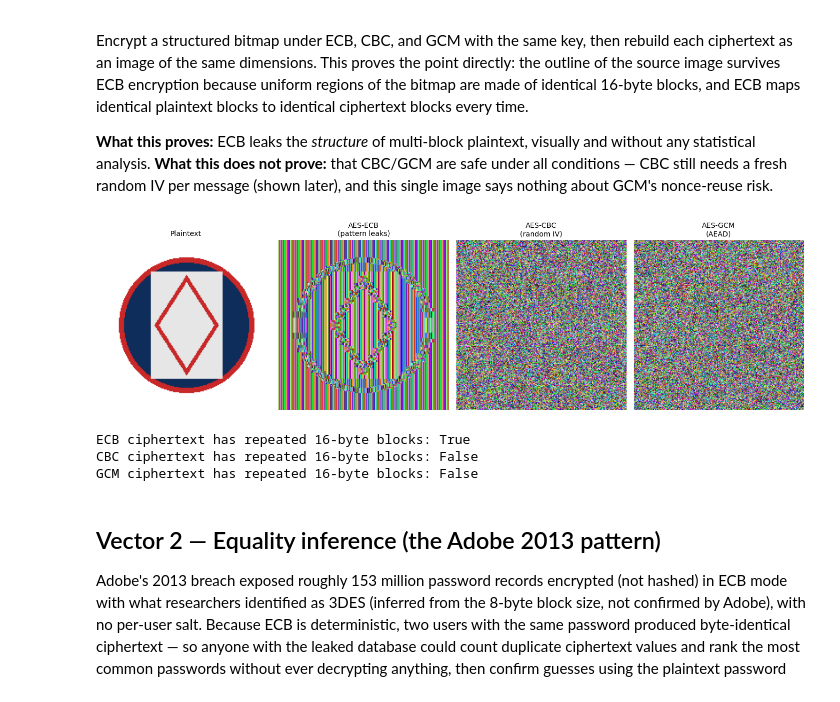
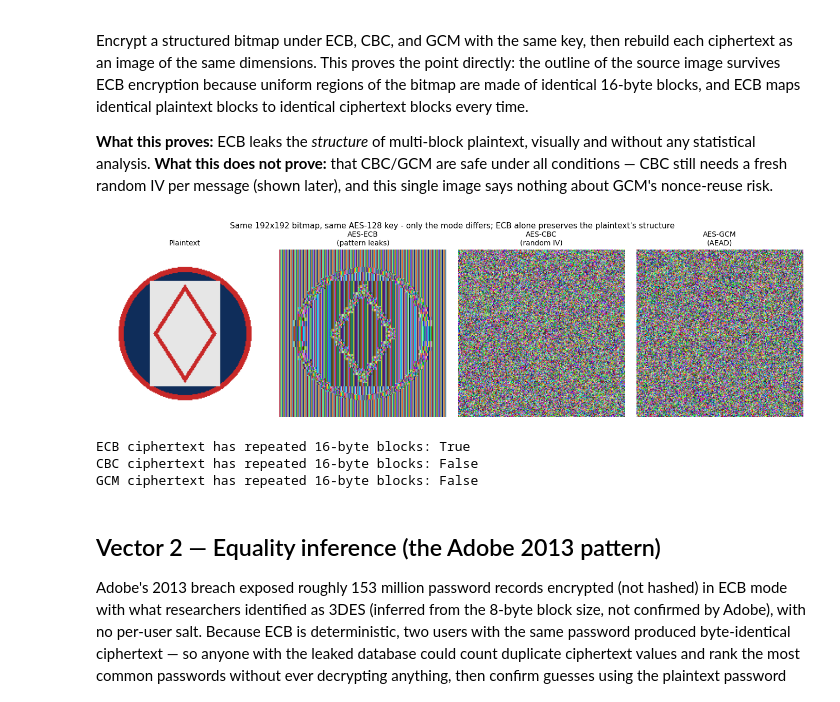
Before and after one commit to llody9977/ecb-mode, a Jupyter notebook: notebooks/ecb_mode_deep_dive.ipynb, the cells around one changed output. Drawn from its saved outputs; the diff is of its cells as text; code cells hidden in the pictures.

```diff
--- a/notebooks/ecb_mode_deep_dive.ipynb
+++ b/notebooks/ecb_mode_deep_dive.ipynb
@@ -45,26 +65,32 @@ this single image says nothing about GCM's nonce-reuse risk.
 # %%
 key = os.urandom(16)
 img = generate_sample_bitmap(width=192, height=192)
 results = encrypt_image_under_each_mode(img, key)
 
 fig, axes = plt.subplots(1, 4, figsize=(14, 4))
 for ax, name, title in zip(
     axes,
     ["original", "ecb", "cbc", "gcm"],
     ["Plaintext", "AES-ECB\n(pattern leaks)", "AES-CBC\n(random IV)", "AES-GCM\n(AEAD)"],
 ):
     ax.imshow(results[name])
     ax.set_title(title, fontsize=10)
     ax.axis("off")
-plt.tight_layout()
+# Bake the comparison axis into the figure itself, so it stays accurate if the image is
+# viewed detached from this notebook: same plaintext, same AES-128 key, only the mode differs.
+fig.suptitle(
+    "Same 192x192 bitmap, same AES-128 key - only the mode differs; ECB alone preserves the plaintext's structure",
+    fontsize=11,
+)
+plt.tight_layout(rect=(0, 0, 1, 0.96))
 plt.savefig("ecb_pattern_leakage.png", dpi=120, bbox_inches="tight")
 plt.show()
 
 print("ECB ciphertext has repeated 16-byte blocks:", has_repeated_blocks(results["ecb"].tobytes()))
 print("CBC ciphertext has repeated 16-byte blocks:", has_repeated_blocks(results["cbc"].tobytes()))
 print("GCM ciphertext has repeated 16-byte blocks:", has_repeated_blocks(results["gcm"].tobytes()))
 # %% [output]
-[figure, old version]
+[figure, new version]
 ECB ciphertext has repeated 16-byte blocks: True
 CBC ciphertext has repeated 16-byte blocks: False
 GCM ciphertext has repeated 16-byte blocks: False
```
Also changed, not shown: parts of 3 cells of this notebook, 8 other files.
